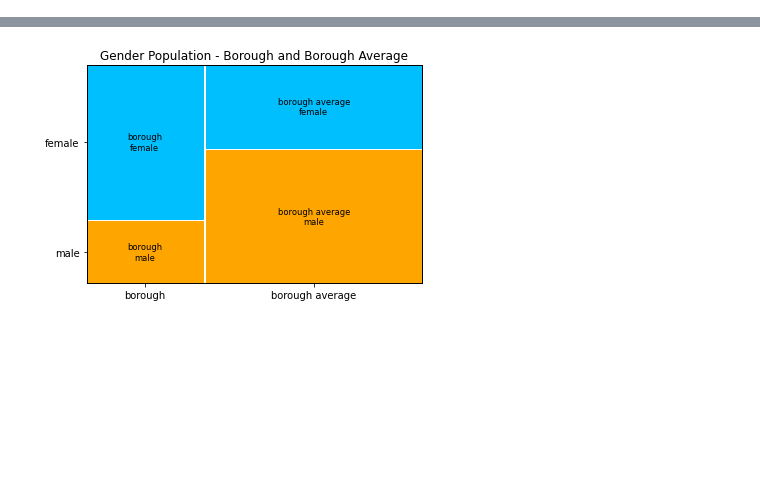
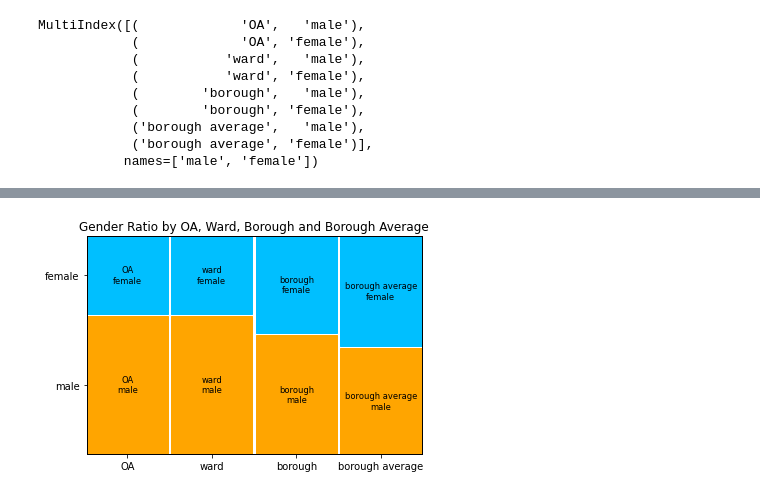
Before and after one commit to neal-bamford/sd-map-streamlit, a Jupyter notebook: SD_Map_Dev.ipynb, the cells around one changed output, grey strips where cells are left out. Saved outputs shown, nothing was run; the diff lists cells and outputs as text; code cells hidden in the pictures; blank space fills up the shorter version.

```diff
--- a/SD_Map_Dev.ipynb
+++ b/SD_Map_Dev.ipynb
@@ -57,10 +57,25 @@ pop_female_stats  = stats.generate_stats(sd_london_population_oa_df, borough, wa
 pop_density_stats = stats.generate_stats(sd_london_population_oa_df, borough, ward_name, OAcode, "DensityPPH")
 # %%
 ### Male female ratio
+## OA
+pop_male_female_oa_total =pop_male_stats["oacode_sum"] + pop_female_stats["oacode_sum"]
+pop_male_oa_ratio = round(pop_male_stats["oacode_sum"]/pop_male_female_oa_total * 100,0)
+pop_female_oa_ratio = round(pop_female_stats["oacode_sum"]/pop_male_female_oa_total * 100,0)
+print("OA M:{} F:{}".format(pop_male_oa_ratio, pop_female_oa_ratio))
+
+## Ward
+pop_male_female_ward_total =pop_male_stats["ward_sum"] + pop_female_stats["ward_sum"]
+pop_male_ward_ratio = round(pop_male_stats["ward_sum"]/pop_male_female_oa_total * 100,0)
+pop_female_ward_ratio = round(pop_female_stats["ward_sum"]/pop_male_female_oa_total * 100,0)
+print("Ward M:{} F:{}".format(pop_male_ward_ratio, pop_female_ward_ratio))
+
+## Borough
 pop_male_female_borough_total = pop_male_stats["borough_sum"] + pop_female_stats["borough_sum"]
-pop_male_ratio = round(pop_male_stats["borough_sum"]/pop_male_female_borough_total * 100,0)
-pop_female_ratio = round(pop_female_stats["borough_sum"]/pop_male_female_borough_total * 100,0)
+pop_male_borough_ratio = round(pop_male_stats["borough_sum"]/pop_male_female_borough_total * 100,0)
+pop_female_borough_ratio = round(pop_female_stats["borough_sum"]/pop_male_female_borough_total * 100,0)
+print("Borough M:{} F:{}".format(pop_male_borough_ratio, pop_female_borough_ratio))
 
+## Borough Average
 pop_male_female_city_borough_total = pop_male_stats["city_sum"] + pop_female_stats["city_sum"]
 pop_male_city_ratio = round(pop_male_stats["city_sum"]/pop_male_female_city_borough_total * 100,0)
 pop_female_city_ratio = round(pop_female_stats["city_sum"]/pop_male_female_city_borough_total * 100,0)
@@ -112,30 +160,49 @@ import numpy as np
 from statsmodels.graphics.mosaicplot import mosaic
 from itertools import product
 
+# options == male/female || yes/no
+# names   == oa->boroufh avg || male/femal
 
-def mekko_chart(data, names, categories, title):
+def mekko_chart(data, options, names, title, props):
+    """
+    Makes a mekko chart
+    """
+    ## Changing the order of this will change the axis
+    matrix = list(product(names, options))
+    index = pd.MultiIndex.from_tuples(matrix, names=options)
+    print(index)
 
-    labels = list(product(names, categories))
-    index = pd.MultiIndex.from_tuples(labels, names=names)
-
-    data = pd.Series(data, index=index)
-    props = lambda key: {"color": "orange" if categories[0] in key else "deepskyblue"}
-    mosaic(data, gap=[0.01, 0.01], title=title, properties=props)
+    data_series = pd.Series(data, index=index)
+    mosaic(data_series, gap=[0.01, 0.01], title=title, properties=props)
 
     return pylab
 
+### Call the method
 
-pop_male_ratio = 20
-pop_male_city_ratio = 50
-pop_female_ratio = 80
-pop_female_city_ratio = 50
+data = [pop_male_oa_ratio
+      , pop_female_oa_ratio
+      , pop_male_ward_ratio
+      , pop_female_ward_ratio
+      , pop_male_borough_ratio
+      , pop_female_borough_ratio
+      , pop_male_city_ratio
+      , pop_female_city_ratio
+]
 
-data = [pop_male_ratio, pop_male_city_ratio, pop_female_ratio, pop_female_city_ratio]
-names = ["borough", "borough average"]
-categories = ["male", "female"]
-title = "Gender Population - Borough and Borough Average"
-mekko_chart = mekko_chart(data=data, names=names, categories=categories, title=title)
+options = ["male", "female"]
+names = ["OA", "ward", "borough", "borough average"]
+title = "Gender Population - OA, Borough and Borough Average"
+props = lambda key: {'color': 'orange' if 'male' in key else 'deepskyblue'}
+title = "Gender Ratio by OA, Ward, Borough and Borough Average"
 
-mlib.save_plot(plot=mekko_chart, path="c:/temp/", name="mekko_chart.png", save_artefacts=True)
-# mekko_chart.show()
+mekko_chart(data=data, options=options, names=names, title=title, props=props)
 # %% [output]
+MultiIndex([(             'OA',   'male'),
+            (             'OA', 'female'),
+            (           'ward',   'male'),
+            (           'ward', 'female'),
+            (        'borough',   'male'),
+            (        'borough', 'female'),
+            ('borough average',   'male'),
+            ('borough average', 'female')],
+           names=['male', 'female'])
@@ -142 +210 @@ mlib.save_plot(plot=mekko_chart, path="c:/temp/", name="mekko_chart.png", save_a
-[figure, old version]
+[figure, new version]
```
Also changed, not shown: parts of 5 cells of this notebook, 8 other files.
